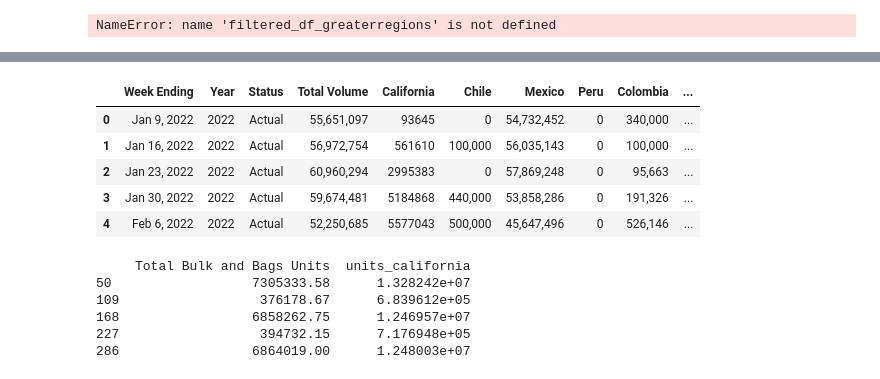
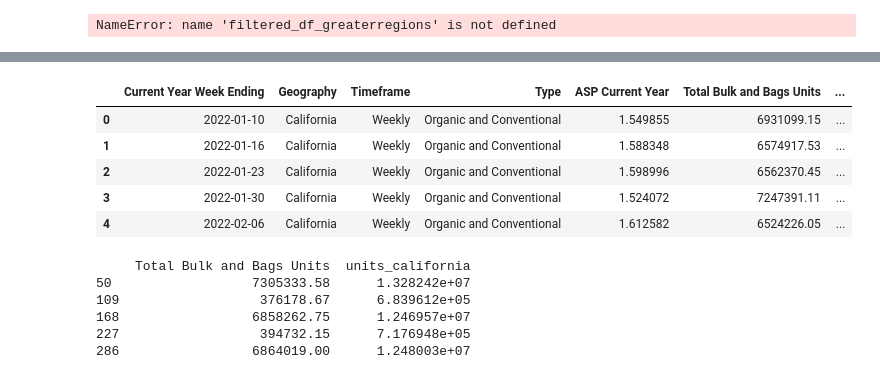
Before and after one commit to arboldeku/Avocado-2.0, a Jupyter notebook: code/modelos_predicciones.ipynb, the cells around one changed output, grey strips where cells are left out. Saved outputs shown, nothing was run; the diff lists cells and outputs as text; code cells hidden in the pictures.

```diff
--- a/code/modelos_predicciones.ipynb
+++ b/code/modelos_predicciones.ipynb
@@ -77,0 +75,2 @@ california_consumption = filtered_df_greaterregions[filtered_df_greaterregions['
+# %%
+california_consumption = pd.read_csv('../dataset/california_project_df.csv')
@@ -78,14 +86,14 @@ california_consumption = filtered_df_greaterregions[filtered_df_greaterregions['
 # %%
 # Eliminar las comas
-suppliers_df['California'] = suppliers_df['California'].str.replace(',', '')
+california_consumption['California Supplier'] = california_consumption['California Supplier'].str.replace(',', '')
 # %%
-suppliers_df.head()
+california_consumption.head()
 # %% [output]
-|  | Week Ending | Year | Status | Total Volume | California | Chile | Mexico | Peru | Colombia | ... |
-| 0 | Jan 9, 2022 | 2022 | Actual | 55,651,097 | 93645 | 0 | 54,732,452 | 0 | 340,000 | ... |
-| 1 | Jan 16, 2022 | 2022 | Actual | 56,972,754 | 561610 | 100,000 | 56,035,143 | 0 | 100,000 | ... |
-| 2 | Jan 23, 2022 | 2022 | Actual | 60,960,294 | 2995383 | 0 | 57,869,248 | 0 | 95,663 | ... |
-| 3 | Jan 30, 2022 | 2022 | Actual | 59,674,481 | 5184868 | 440,000 | 53,858,286 | 0 | 191,326 | ... |
-| 4 | Feb 6, 2022 | 2022 | Actual | 52,250,685 | 5577043 | 500,000 | 45,647,496 | 0 | 526,146 | ... |
+|  | Current Year Week Ending | Geography | Timeframe | Type | ASP Current Year | Total Bulk and Bags Units | ... |
+| 0 | 2022-01-10 | California | Weekly | Organic and Conventional | 1.549855 | 6931099.15 | ... |
+| 1 | 2022-01-16 | California | Weekly | Organic and Conventional | 1.588348 | 6574917.53 | ... |
+| 2 | 2022-01-23 | California | Weekly | Organic and Conventional | 1.598996 | 6562370.45 | ... |
+| 3 | 2022-01-30 | California | Weekly | Organic and Conventional | 1.524072 | 7247391.11 | ... |
+| 4 | 2022-02-06 | California | Weekly | Organic and Conventional | 1.612582 | 6524226.05 | ... |
 # %%
 # Convertir la columna a numérico (float)
```
Also changed, not shown: parts of 3 cells of this notebook.
